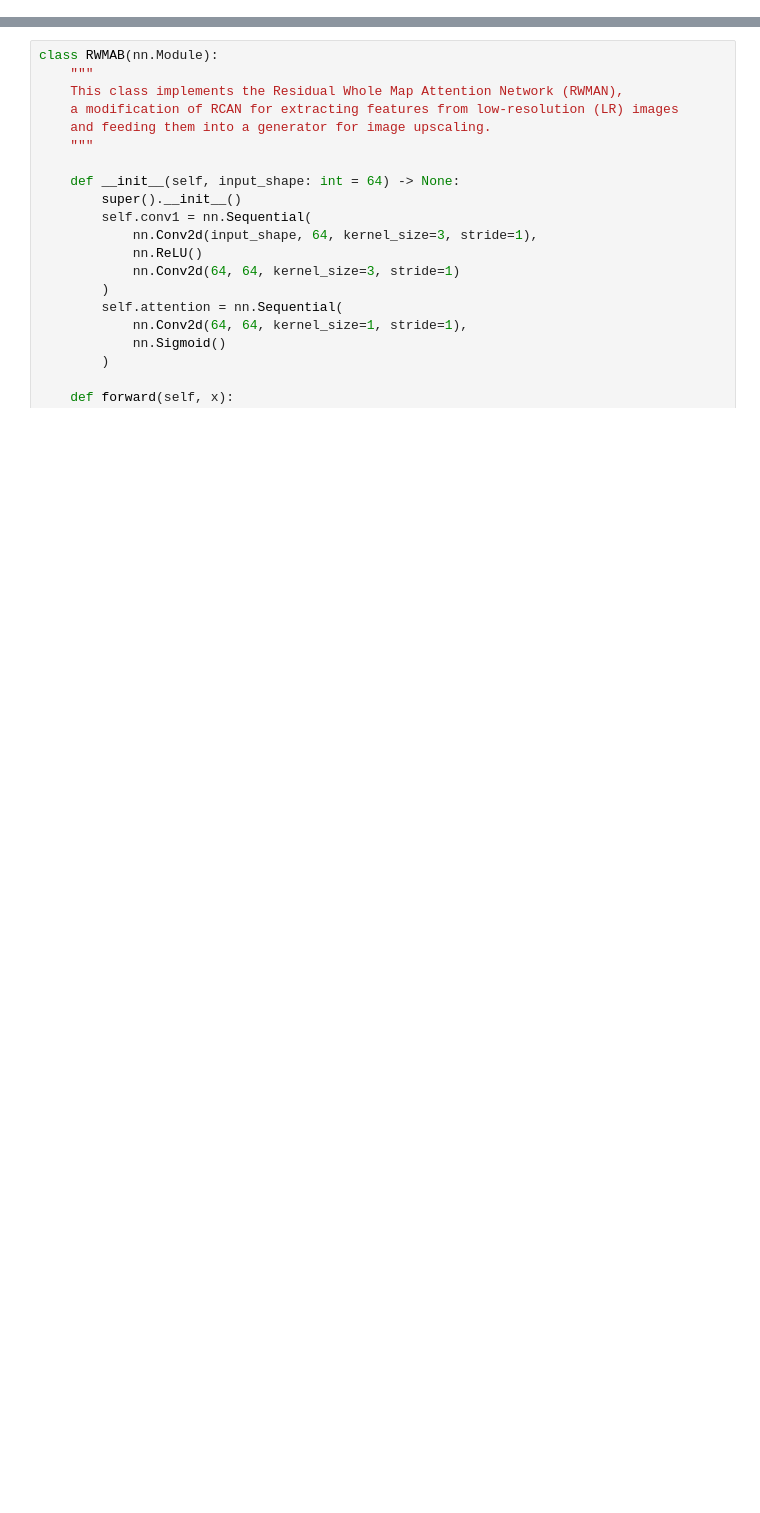
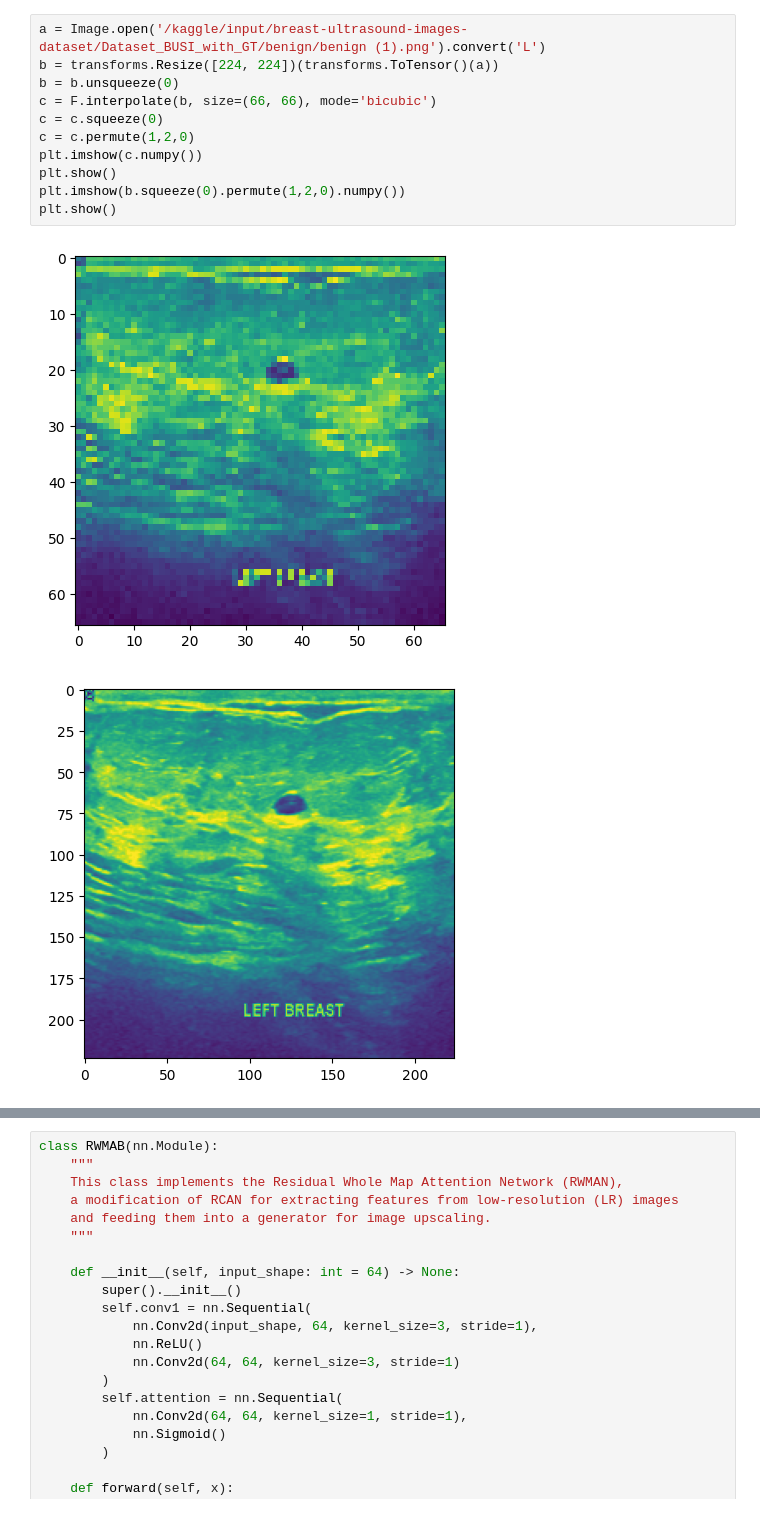
Before and after one commit to parsakhavarinejad/MedSRGAN-Pytorch, a Jupyter notebook: notebook/medsrgan.ipynb, the cells around one changed output, grey strips where cells are left out. Drawn from its saved outputs; the diff is of its cells as text; blank space fills up the shorter version.

Commit message:
Kaggle Notebook | medsrgan | Version 4 | completed the model

```diff
--- a/notebook/medsrgan.ipynb
+++ b/notebook/medsrgan.ipynb
@@ -9,0 +42,14 @@ import torchvision.models as models
+# %%
+a = Image.open('/kaggle/input/breast-ultrasound-images-dataset/Dataset_BUSI_with_GT/benign/benign (1).png').convert('L')
+b = transforms.Resize([224, 224])(transforms.ToTensor()(a))
+b = b.unsqueeze(0)
+c = F.interpolate(b, size=(66, 66), mode='bicubic')
+c = c.squeeze(0)
+c = c.permute(1,2,0)
+plt.imshow(c.numpy())
+plt.show()
+plt.imshow(b.squeeze(0).permute(1,2,0).numpy())
+plt.show()
+# %% [output]
+[figure, added]
+[figure, added]
```
Also changed, not shown: parts of 4 cells of this notebook.
